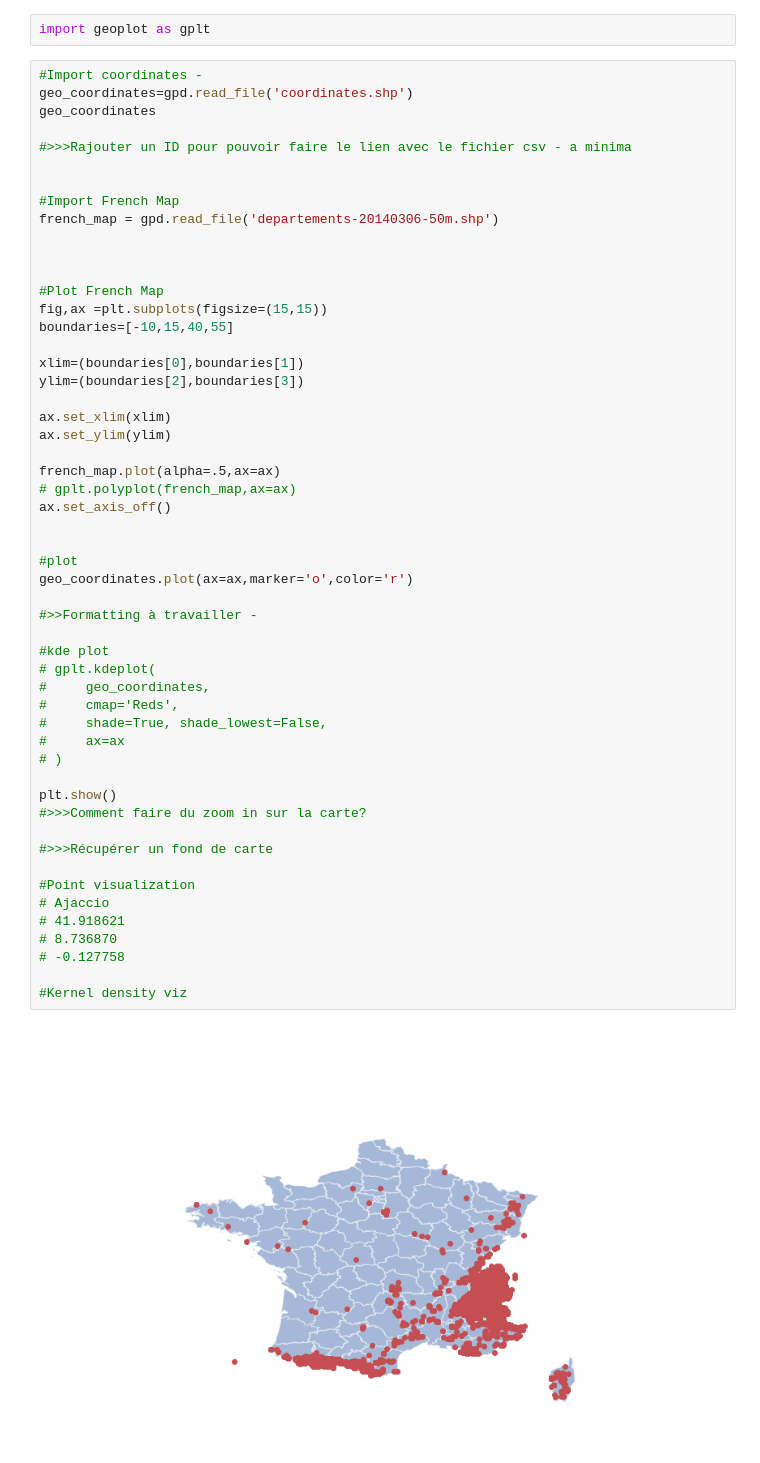
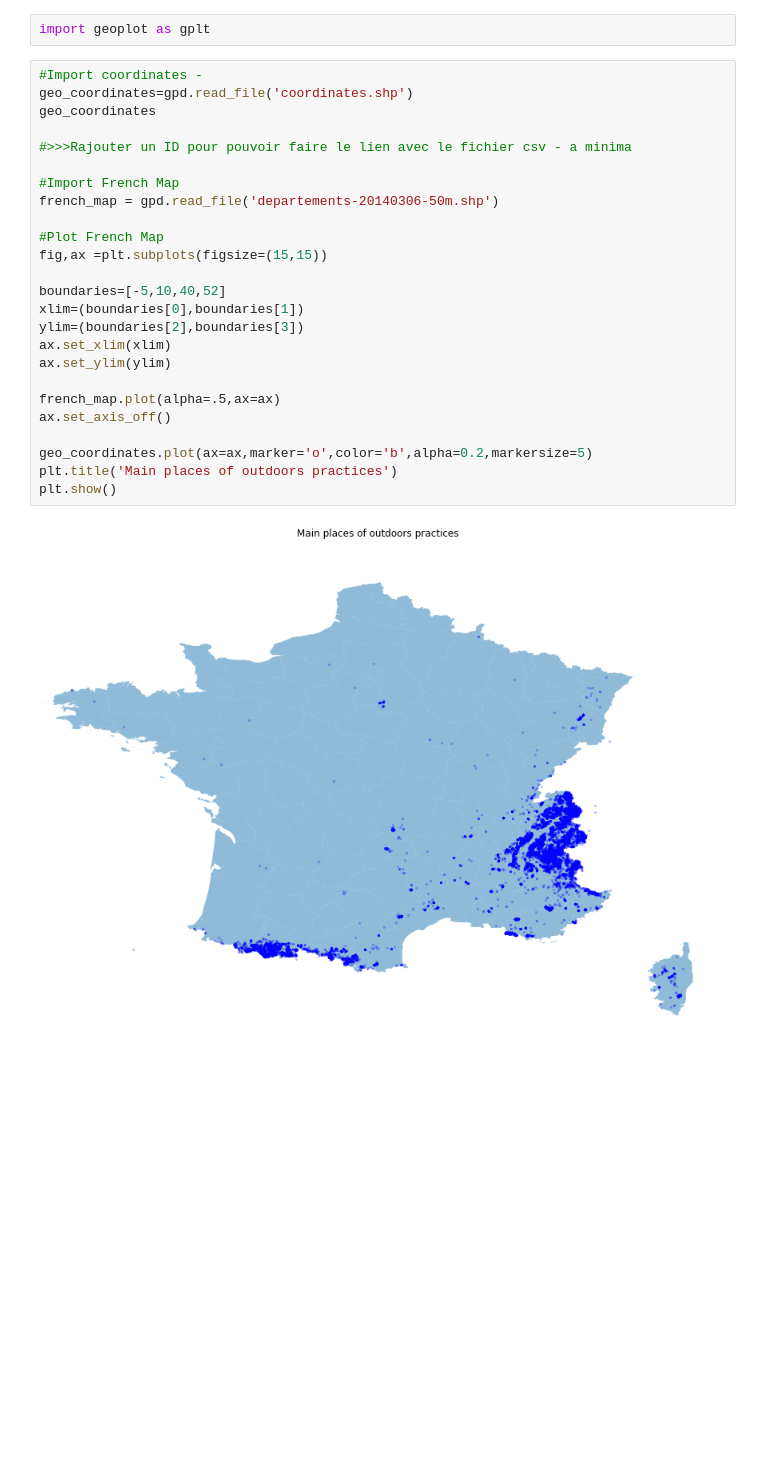
Before and after one commit to damien1719/C2C-Mountaineering-practices, a Jupyter notebook: C2C_API_v5.ipynb, the cells around one changed output. Cells and saved outputs as stored; diff of their text form; blank space fills up the shorter version.

```diff
--- a/C2C_API_v5.ipynb
+++ b/C2C_API_v5.ipynb
@@ -221,55 +221,27 @@ import geoplot as gplt
 # %%
 #Import coordinates -
 geo_coordinates=gpd.read_file('coordinates.shp')
 geo_coordinates
 
 #>>>Rajouter un ID pour pouvoir faire le lien avec le fichier csv - a minima
 
-
 #Import French Map
 french_map = gpd.read_file('departements-20140306-50m.shp')
 
-
-
 #Plot French Map
 fig,ax =plt.subplots(figsize=(15,15))
-boundaries=[-10,15,40,55]
 
+boundaries=[-5,10,40,52]
 xlim=(boundaries[0],boundaries[1])
 ylim=(boundaries[2],boundaries[3])
-
 ax.set_xlim(xlim)
 ax.set_ylim(ylim)
 
 french_map.plot(alpha=.5,ax=ax)
-# gplt.polyplot(french_map,ax=ax)
 ax.set_axis_off()
 
-
-#plot
-geo_coordinates.plot(ax=ax,marker='o',color='r')
-
-#>>Formatting à travailler -
-
-#kde plot
-# gplt.kdeplot(
-#     geo_coordinates,
-#     cmap='Reds',
-#     shade=True, shade_lowest=False,
-#     ax=ax
-# )
-
+geo_coordinates.plot(ax=ax,marker='o',color='b',alpha=0.2,markersize=5)
+plt.title('Main places of outdoors practices')
 plt.show()
-#>>>Comment faire du zoom in sur la carte?
-
-#>>>Récupérer un fond de carte
-
-#Point visualization
-# Ajaccio
-# 41.918621
-# 8.736870
-# -0.127758
-
-#Kernel density viz
 # %% [output]
-[figure, old version]
+[figure, new version]
```
